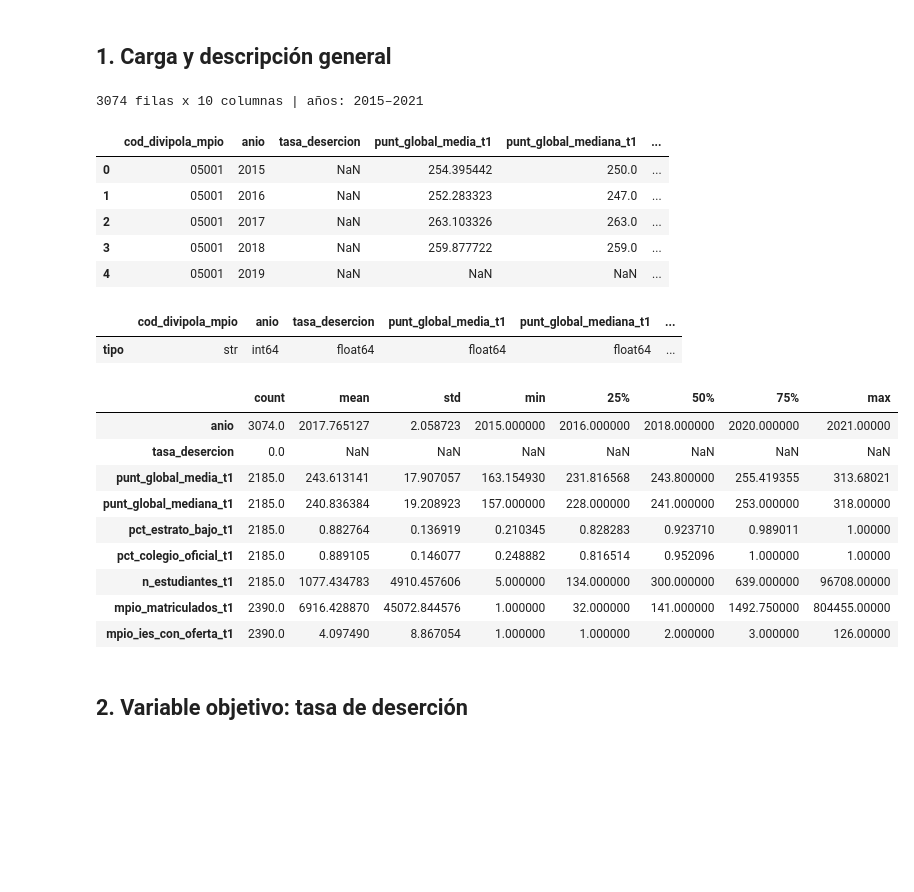
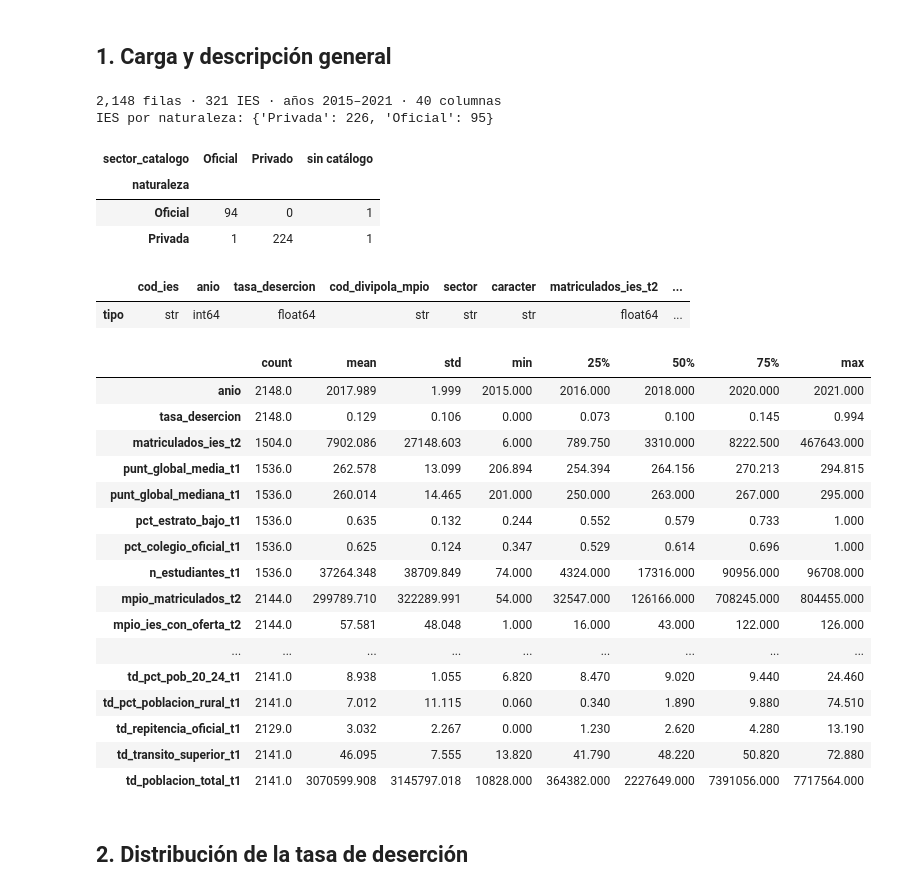
Before and after one commit to miguelmendez04/ProyectoAprendizajeAutomatico, a Jupyter notebook: notebooks/01_eda.ipynb, the cells around one changed output. Drawn from its saved outputs; the diff is of its cells as text; code cells hidden in the pictures; blank space fills up the shorter version.

Commit message:
feat: TerriData como fuente de contexto territorial, EDA IES x año y rezago de la tasa confirmado

```diff
--- a/notebooks/01_eda.ipynb
+++ b/notebooks/01_eda.ipynb
@@ -34,34 +42,60 @@ Unidad de análisis: municipio | archivo: dataset_municipio.csv
 # %% [markdown]
 ## 1. Carga y descripción general
-# %%
-# Los códigos son texto: se leen como str para conservar los ceros a la izquierda (ej. 05001)
-df = pd.read_csv(ruta, dtype={"cod_divipola_mpio": str, "cod_ies": str, "cod_snies_programa": str})
-print(f"{df.shape[0]} filas x {df.shape[1]} columnas | años: {df['anio'].min()}–{df['anio'].max()}")
-df.head()
-# %% [output]
-3074 filas x 10 columnas | años: 2015–2021
-|  | cod_divipola_mpio | anio | tasa_desercion | punt_global_media_t1 | punt_global_mediana_t1 | ... |
-| 0 | 05001 | 2015 | NaN | 254.395442 | 250.0 | ... |
-| 1 | 05001 | 2016 | NaN | 252.283323 | 247.0 | ... |
-| 2 | 05001 | 2017 | NaN | 263.103326 | 263.0 | ... |
-| 3 | 05001 | 2018 | NaN | 259.877722 | 259.0 | ... |
-| 4 | 05001 | 2019 | NaN | NaN | NaN | ... |
+# %%
+cfg = load_config(ROOT / "config" / "config.yaml")
+assert cfg["unidad_analisis"] == "ies", "este EDA es para la unidad IES x año"
+ruta = ROOT / cfg["rutas"]["processed"] / "dataset_ies.csv"
+
+# Los códigos son texto para conservar los ceros a la izquierda (p. ej. 05001)
+df = pd.read_csv(ruta, dtype={"cod_ies": str, "cod_divipola_mpio": str, "sector": str, "caracter": str})
+divipola = cargar_divipola(ROOT / cfg["rutas"]["raw"] / "dane" / "divipola.csv")
+deptos = divipola.drop_duplicates("cod_depto").set_index("cod_depto")["depto_norm"].str.title()
+
+df["cod_depto"] = df["cod_divipola_mpio"].str[:2]
+df["departamento"] = df["cod_depto"].map(deptos)
+df["naturaleza"] = df["sector"].map({"1": "Oficial", "2": "Privada"})  # id_sector de SNIES
+assert df["tasa_desercion"].notna().all(), "tasa_desercion tiene nulos: falta el export de SPADIES"
+
+print(f"{len(df):,} filas · {df['cod_ies'].nunique()} IES · años {df['anio'].min()}–{df['anio'].max()} · {df.shape[1]} columnas")
+print("IES por naturaleza:", df.drop_duplicates("cod_ies")["naturaleza"].value_counts().to_dict())
+# %% [output]
+2,148 filas · 321 IES · años 2015–2021 · 40 columnas
+IES por naturaleza: {'Privada': 226, 'Oficial': 95}
+# %%
+# Control de la codificación de naturaleza contra el catálogo oficial de IES (sector Oficial/Privado)
+catalogo = ROOT / cfg["rutas"]["raw"] / "snies" / "ies_catalogo.csv"
+if catalogo.exists():
+    cat = pd.read_csv(catalogo, dtype=str).rename(columns={"c_digo_instituci_n": "cod_ies", "sector": "sector_catalogo"})
+    cruce = df.drop_duplicates("cod_ies").merge(cat[["cod_ies", "sector_catalogo"]], on="cod_ies", how="left")
+    display(pd.crosstab(cruce["naturaleza"], cruce["sector_catalogo"].fillna("sin catálogo")))
+# %% [output]
+| sector_catalogo | Oficial | Privado | sin catálogo |
+| naturaleza |  |  |  |
+| Oficial | 94 | 0 | 1 |
+| Privada | 1 | 224 | 1 |
 # %%
-# Tipos de dato y resumen estadístico de las variables numéricas
+# Tipos de dato y resumen de las variables numéricas
 display(df.dtypes.to_frame("tipo").T)
-df.describe().T
+display(df.describe().T.round(3))
 # %% [output]
-|  | cod_divipola_mpio | anio | tasa_desercion | punt_global_media_t1 | punt_global_mediana_t1 | ... |
-| tipo | str | int64 | float64 | float64 | float64 | ... |
+|  | cod_ies | anio | tasa_desercion | cod_divipola_mpio | sector | caracter | matriculados_ies_t2 | ... |
+| tipo | str | int64 | float64 | str | str | str | float64 | ... |
 |  | count | mean | std | min | 25% | 50% | 75% | max |
-| anio | 3074.0 | 2017.765127 | 2.058723 | 2015.000000 | 2016.000000 | 2018.000000 | 2020.000000 | 2021.00000 |
-| tasa_desercion | 0.0 | NaN | NaN | NaN | NaN | NaN | NaN | NaN |
-| punt_global_media_t1 | 2185.0 | 243.613141 | 17.907057 | 163.154930 | 231.816568 | 243.800000 | 255.419355 | 313.68021 |
-| punt_global_mediana_t1 | 2185.0 | 240.836384 | 19.208923 | 157.000000 | 228.000000 | 241.000000 | 253.000000 | 318.00000 |
-| pct_estrato_bajo_t1 | 2185.0 | 0.882764 | 0.136919 | 0.210345 | 0.828283 | 0.923710 | 0.989011 | 1.00000 |
-| pct_colegio_oficial_t1 | 2185.0 | 0.889105 | 0.146077 | 0.248882 | 0.816514 | 0.952096 | 1.000000 | 1.00000 |
-| n_estudiantes_t1 | 2185.0 | 1077.434783 | 4910.457606 | 5.000000 | 134.000000 | 300.000000 | 639.000000 | 96708.00000 |
-| mpio_matriculados_t1 | 2390.0 | 6916.428870 | 45072.844576 | 1.000000 | 32.000000 | 141.000000 | 1492.750000 | 804455.00000 |
-| mpio_ies_con_oferta_t1 | 2390.0 | 4.097490 | 8.867054 | 1.000000 | 1.000000 | 2.000000 | 3.000000 | 126.00000 |
+| anio | 2148.0 | 2017.989 | 1.999 | 2015.000 | 2016.000 | 2018.000 | 2020.000 | 2021.000 |
+| tasa_desercion | 2148.0 | 0.129 | 0.106 | 0.000 | 0.073 | 0.100 | 0.145 | 0.994 |
+| matriculados_ies_t2 | 1504.0 | 7902.086 | 27148.603 | 6.000 | 789.750 | 3310.000 | 8222.500 | 467643.000 |
+| punt_global_media_t1 | 1536.0 | 262.578 | 13.099 | 206.894 | 254.394 | 264.156 | 270.213 | 294.815 |
+| punt_global_mediana_t1 | 1536.0 | 260.014 | 14.465 | 201.000 | 250.000 | 263.000 | 267.000 | 295.000 |
+| pct_estrato_bajo_t1 | 1536.0 | 0.635 | 0.132 | 0.244 | 0.552 | 0.579 | 0.733 | 1.000 |
+| pct_colegio_oficial_t1 | 1536.0 | 0.625 | 0.124 | 0.347 | 0.529 | 0.614 | 0.696 | 1.000 |
+| n_estudiantes_t1 | 1536.0 | 37264.348 | 38709.849 | 74.000 | 4324.000 | 17316.000 | 90956.000 | 96708.000 |
+| mpio_matriculados_t2 | 2144.0 | 299789.710 | 322289.991 | 54.000 | 32547.000 | 126166.000 | 708245.000 | 804455.000 |
+| mpio_ies_con_oferta_t2 | 2144.0 | 57.581 | 48.048 | 1.000 | 16.000 | 43.000 | 122.000 | 126.000 |
+| ... | ... | ... | ... | ... | ... | ... | ... | ... |
+| td_pct_pob_20_24_t1 | 2141.0 | 8.938 | 1.055 | 6.820 | 8.470 | 9.020 | 9.440 | 24.460 |
+| td_pct_poblacion_rural_t1 | 2141.0 | 7.012 | 11.115 | 0.060 | 0.340 | 1.890 | 9.880 | 74.510 |
+| td_repitencia_oficial_t1 | 2129.0 | 3.032 | 2.267 | 0.000 | 1.230 | 2.620 | 4.280 | 13.190 |
+| td_transito_superior_t1 | 2141.0 | 46.095 | 7.555 | 13.820 | 41.790 | 48.220 | 50.820 | 72.880 |
+| td_poblacion_total_t1 | 2141.0 | 3070599.908 | 3145797.018 | 10828.000 | 364382.000 | 2227649.000 | 7391056.000 | 7717564.000 |
 # %% [markdown]
-## 2. Variable objetivo: tasa de deserción
+## 2. Distribución de la tasa de deserción
```
Also changed, not shown: parts of 31 cells of this notebook, 19 other files.
